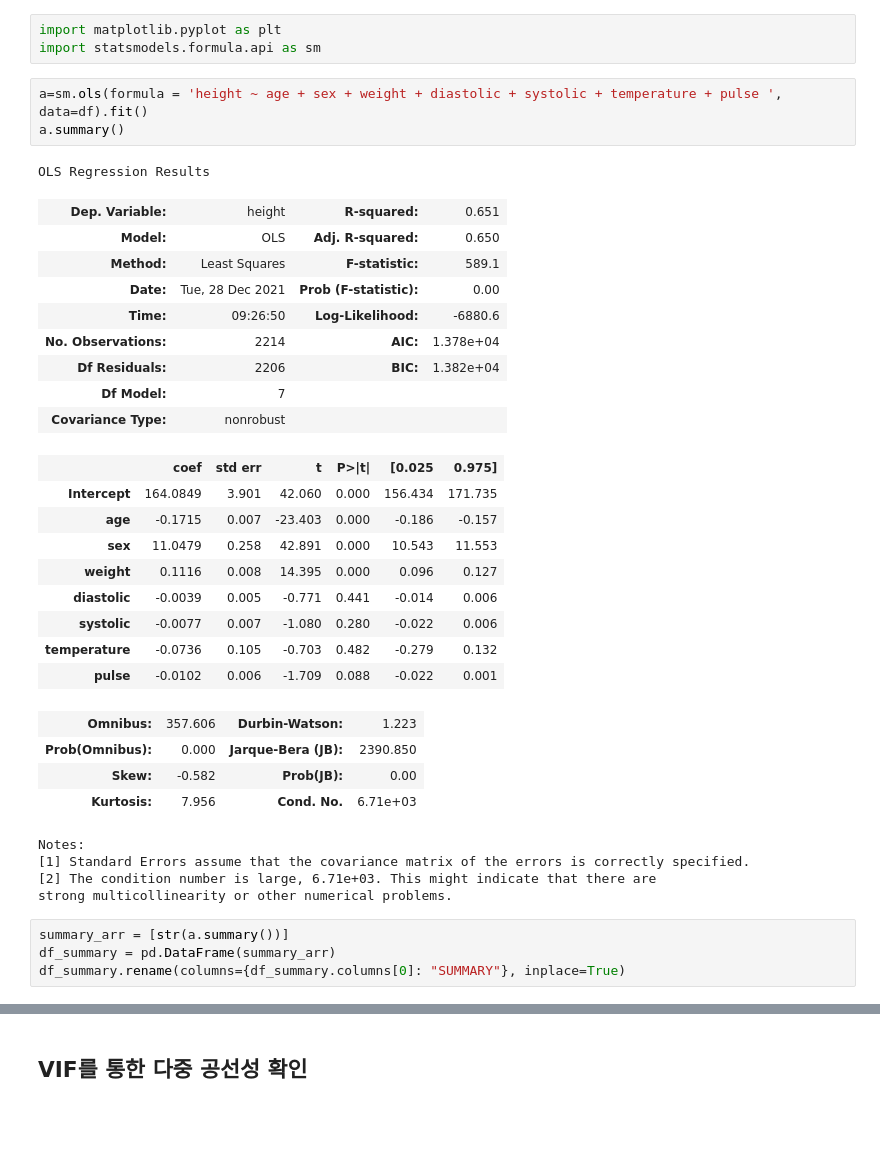
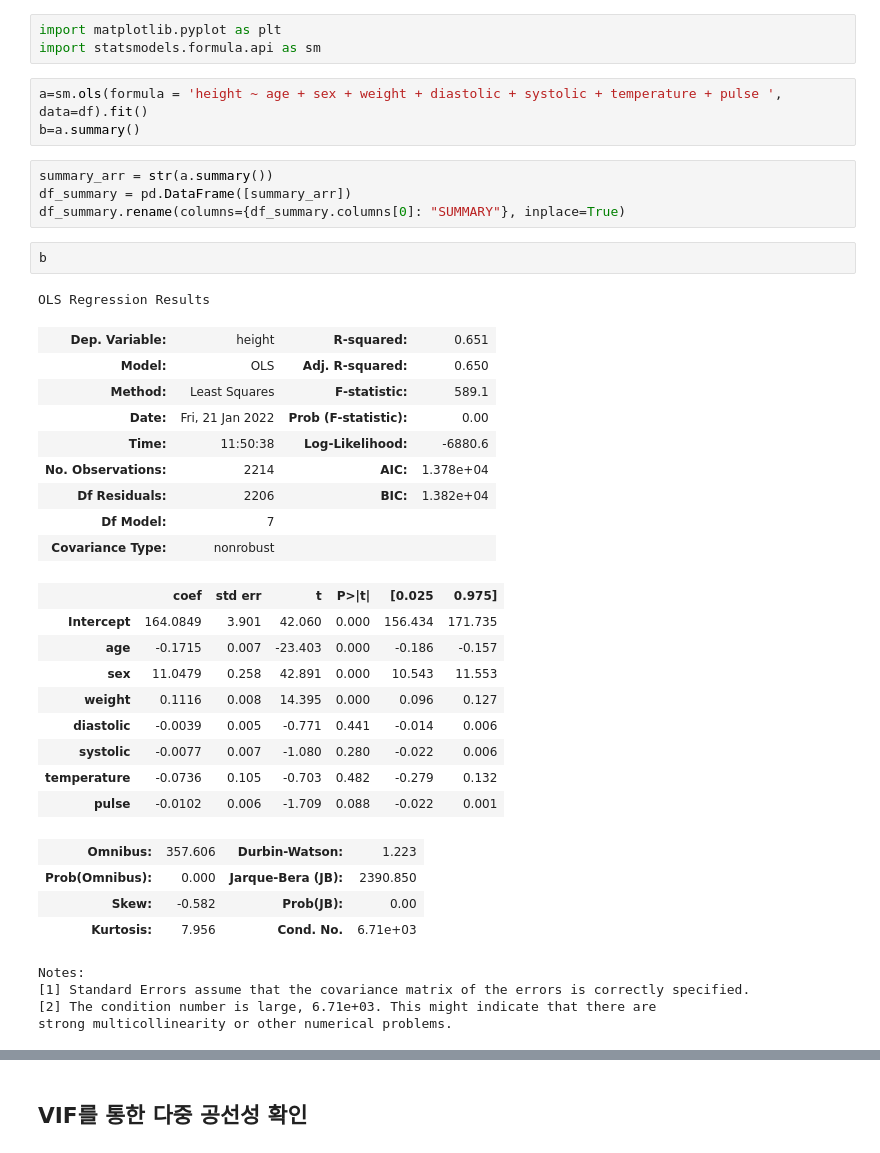
Before and after one commit to areum-choe/Machine_Learning, a Jupyter notebook: Linear Regression/MultipleRegression.ipynb, the cells around one changed output, grey strips where cells are left out. Cells and saved outputs as stored; diff of their text form; blank space fills up the shorter version.

```diff
--- a/Linear Regression/MultipleRegression.ipynb
+++ b/Linear Regression/MultipleRegression.ipynb
@@ -161,36 +149,38 @@ import matplotlib.pyplot as plt
 import statsmodels.formula.api as sm
 # %%
 a=sm.ols(formula = 'height ~ age + sex + weight + diastolic + systolic + temperature + pulse ', data=df).fit()
-a.summary()
+b=a.summary()
-# %% [output]
-OLS Regression Results
-| Dep. Variable: | height | R-squared: | 0.651 |
-| Model: | OLS | Adj. R-squared: | 0.650 |
-| Method: | Least Squares | F-statistic: | 589.1 |
-| Date: | Tue, 28 Dec 2021 | Prob (F-statistic): | 0.00 |
-| Time: | 09:26:50 | Log-Likelihood: | -6880.6 |
-| No. Observations: | 2214 | AIC: | 1.378e+04 |
-| Df Residuals: | 2206 | BIC: | 1.382e+04 |
-| Df Model: | 7 |  |  |
-| Covariance Type: | nonrobust |  |  |
-|  | coef | std err | t | P>|t| | [0.025 | 0.975] |
-| Intercept | 164.0849 | 3.901 | 42.060 | 0.000 | 156.434 | 171.735 |
-| age | -0.1715 | 0.007 | -23.403 | 0.000 | -0.186 | -0.157 |
-| sex | 11.0479 | 0.258 | 42.891 | 0.000 | 10.543 | 11.553 |
-| weight | 0.1116 | 0.008 | 14.395 | 0.000 | 0.096 | 0.127 |
-| diastolic | -0.0039 | 0.005 | -0.771 | 0.441 | -0.014 | 0.006 |
-| systolic | -0.0077 | 0.007 | -1.080 | 0.280 | -0.022 | 0.006 |
-| temperature | -0.0736 | 0.105 | -0.703 | 0.482 | -0.279 | 0.132 |
-| pulse | -0.0102 | 0.006 | -1.709 | 0.088 | -0.022 | 0.001 |
-| Omnibus: | 357.606 | Durbin-Watson: | 1.223 |
-| Prob(Omnibus): | 0.000 | Jarque-Bera (JB): | 2390.850 |
-| Skew: | -0.582 | Prob(JB): | 0.00 |
-| Kurtosis: | 7.956 | Cond. No. | 6.71e+03 |
-Notes:
-[1] Standard Errors assume that the covariance matrix of the errors is correctly specified.
-[2] The condition number is large, 6.71e+03. This might indicate that there are
-strong multicollinearity or other numerical problems.
 # %%
-summary_arr = [str(a.summary())]
-df_summary = pd.DataFrame(summary_arr)
+summary_arr = str(a.summary())
+df_summary = pd.DataFrame([summary_arr])
 df_summary.rename(columns={df_summary.columns[0]: "SUMMARY"}, inplace=True)
+# %%
+b
+# %% [output]
+OLS Regression Results
+| Dep. Variable: | height | R-squared: | 0.651 |
+| Model: | OLS | Adj. R-squared: | 0.650 |
+| Method: | Least Squares | F-statistic: | 589.1 |
+| Date: | Fri, 21 Jan 2022 | Prob (F-statistic): | 0.00 |
+| Time: | 11:50:38 | Log-Likelihood: | -6880.6 |
+| No. Observations: | 2214 | AIC: | 1.378e+04 |
+| Df Residuals: | 2206 | BIC: | 1.382e+04 |
+| Df Model: | 7 |  |  |
+| Covariance Type: | nonrobust |  |  |
+|  | coef | std err | t | P>|t| | [0.025 | 0.975] |
+| Intercept | 164.0849 | 3.901 | 42.060 | 0.000 | 156.434 | 171.735 |
+| age | -0.1715 | 0.007 | -23.403 | 0.000 | -0.186 | -0.157 |
+| sex | 11.0479 | 0.258 | 42.891 | 0.000 | 10.543 | 11.553 |
+| weight | 0.1116 | 0.008 | 14.395 | 0.000 | 0.096 | 0.127 |
+| diastolic | -0.0039 | 0.005 | -0.771 | 0.441 | -0.014 | 0.006 |
+| systolic | -0.0077 | 0.007 | -1.080 | 0.280 | -0.022 | 0.006 |
+| temperature | -0.0736 | 0.105 | -0.703 | 0.482 | -0.279 | 0.132 |
+| pulse | -0.0102 | 0.006 | -1.709 | 0.088 | -0.022 | 0.001 |
+| Omnibus: | 357.606 | Durbin-Watson: | 1.223 |
+| Prob(Omnibus): | 0.000 | Jarque-Bera (JB): | 2390.850 |
+| Skew: | -0.582 | Prob(JB): | 0.00 |
+| Kurtosis: | 7.956 | Cond. No. | 6.71e+03 |
+Notes:
+[1] Standard Errors assume that the covariance matrix of the errors is correctly specified.
+[2] The condition number is large, 6.71e+03. This might indicate that there are
+strong multicollinearity or other numerical problems.
```
Also changed, not shown: parts of 10 cells of this notebook.
